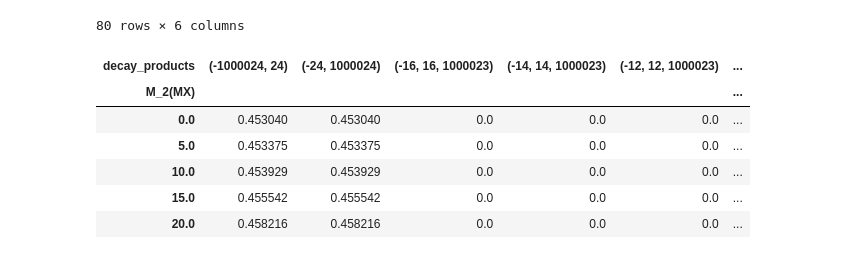
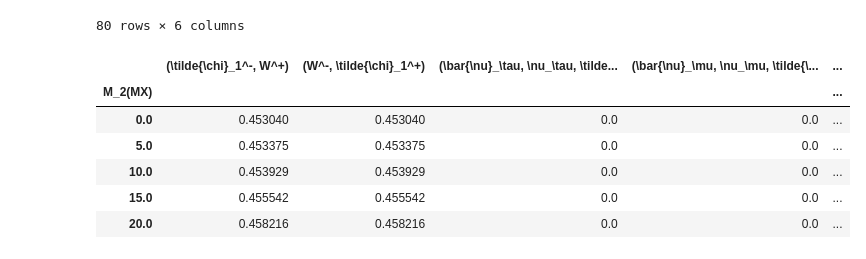
Before and after one commit to Ryudoro/softsusy, a Jupyter notebook: analysis/figure2.ipynb, the cells around one changed output. Saved outputs shown, nothing was run; the diff lists cells and outputs as text; code cells hidden in the pictures.

```diff
--- a/analysis/figure2.ipynb
+++ b/analysis/figure2.ipynb
@@ -3,6 +3,8 @@ from figure1 import extract_slha
 from figure1 import slha_folder
 from figure1 import plot
 import pandas as pd
+from particle_name import particles_names
+particles_name = particles_names()
 # %%
 df_desin = slha_folder('M2from0to1200M12000mu100')
 # %%
@@ -24,25 +26,28 @@ df_desin.head(80)
 # %%
 # Filter the data for neutralino 2 and mu(MX) = 1000
 filtered_data_N3 = df_desin[(df_desin['particle_id'] == 1000025)]
 
 # Group by M_2(MX) and decay_products and sum the branching ratios
 grouped_data_N3 = filtered_data_N3.groupby(['M_2(MX)', 'decay_products']).branching_ratio.sum().reset_index()
 
 # Pivot the data to have decay_products as columns
 pivot_data_N3 = grouped_data_N3.pivot(index='M_2(MX)', columns='decay_products', values='branching_ratio')
 
 # Fill NaN values with 0
 pivot_data_N3.fillna(0, inplace=True)
+def latex_decay_products_to_names(decay_tuple_str):
+    return tuple(particles_name.get(int(pid.strip()), pid.strip()) for pid in decay_tuple_str.strip('()').split(','))
 
+pivot_data_N3.columns = [latex_decay_products_to_names(str(col)) for col in pivot_data_N3.columns]
 pivot_data_N3.head()
 # %% [output]
-| decay_products | (-1000024, 24) | (-24, 1000024) | (-16, 16, 1000023) | (-14, 14, 1000023) | (-12, 12, 1000023) | ... |
-| M_2(MX) |  |  |  |  |  | ... |
-| 0.0 | 0.453040 | 0.453040 | 0.0 | 0.0 | 0.0 | ... |
-| 5.0 | 0.453375 | 0.453375 | 0.0 | 0.0 | 0.0 | ... |
-| 10.0 | 0.453929 | 0.453929 | 0.0 | 0.0 | 0.0 | ... |
-| 15.0 | 0.455542 | 0.455542 | 0.0 | 0.0 | 0.0 | ... |
-| 20.0 | 0.458216 | 0.458216 | 0.0 | 0.0 | 0.0 | ... |
+|  | (\tilde{\chi}_1^-, W^+) | (W^-, \tilde{\chi}_1^+) | (\bar{\nu}_\tau, \nu_\tau, \tilde... | (\bar{\nu}_\mu, \nu_\mu, \tilde{\... | ... |
+| M_2(MX) |  |  |  |  | ... |
+| 0.0 | 0.453040 | 0.453040 | 0.0 | 0.0 | ... |
+| 5.0 | 0.453375 | 0.453375 | 0.0 | 0.0 | ... |
+| 10.0 | 0.453929 | 0.453929 | 0.0 | 0.0 | ... |
+| 15.0 | 0.455542 | 0.455542 | 0.0 | 0.0 | ... |
+| 20.0 | 0.458216 | 0.458216 | 0.0 | 0.0 | ... |
 # %%
 # Filter the data for neutralino 2 and mu(MX) = 1000
 filtered_data_C2 = df_desin[(df_desin['particle_id'] == 1000037)]
```
Also changed, not shown: parts of 4 cells of this notebook, 1 other file.
